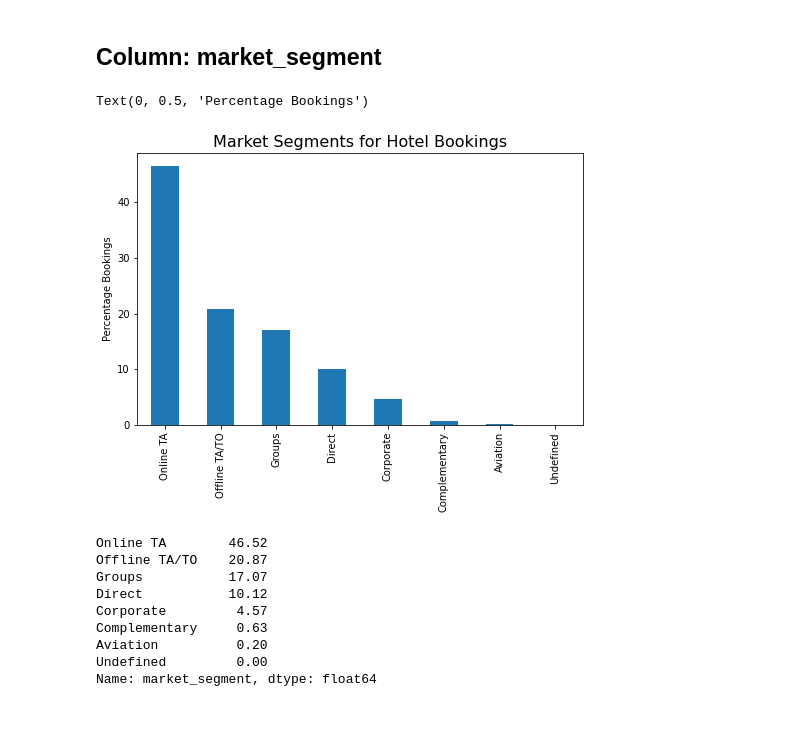
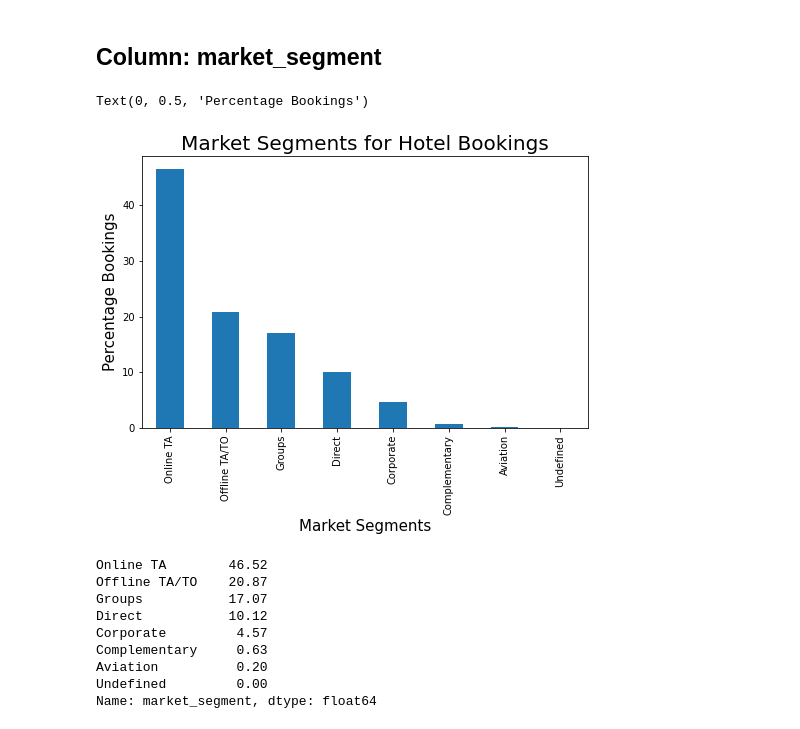
Before and after one commit to Amolrakhunde/Hotel-Booking-Analysis, a Jupyter notebook: Hotel_Booking_Analysis_Capstone_Project.ipynb, the cells around one changed output. Cells and saved outputs as stored; diff of their text form; code cells hidden in the pictures.

```diff
--- a/Hotel_Booking_Analysis_Capstone_Project.ipynb
+++ b/Hotel_Booking_Analysis_Capstone_Project.ipynb
@@ -579,11 +581,12 @@ Above top 10 countries with highest bookings had weightage of 84.61% in total bo
 ## **Column:** market_segment
 # %%
 round(df['market_segment'].value_counts(normalize=True) * 100, 2).plot(kind='bar', figsize=(8,5))
-plt.title('Market Segments for Hotel Bookings', fontsize=16)
-plt.ylabel('Percentage Bookings')
+plt.title('Market Segments for Hotel Bookings', fontsize=20)
+plt.xlabel('Market Segments', fontsize=15)
+plt.ylabel('Percentage Bookings', fontsize=15)
 # %% [output]
 Text(0, 0.5, 'Percentage Bookings')
-[figure, old version]
+[figure, new version]
 # %%
 round(df['market_segment'].value_counts(normalize=True) * 100, 2)
 # %% [output]
```
Also changed, not shown: parts of 24 cells of this notebook.
